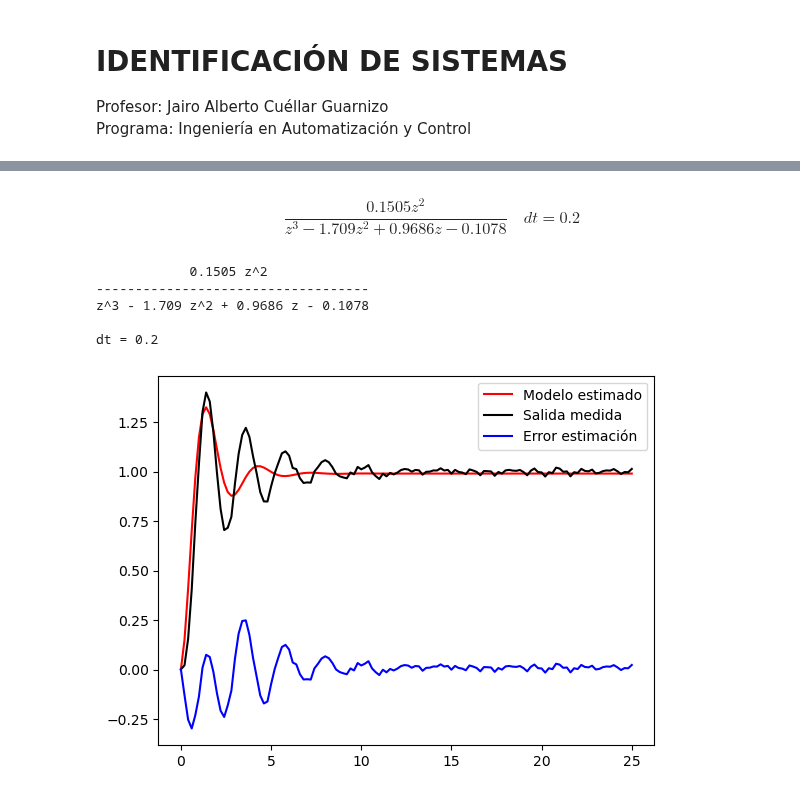
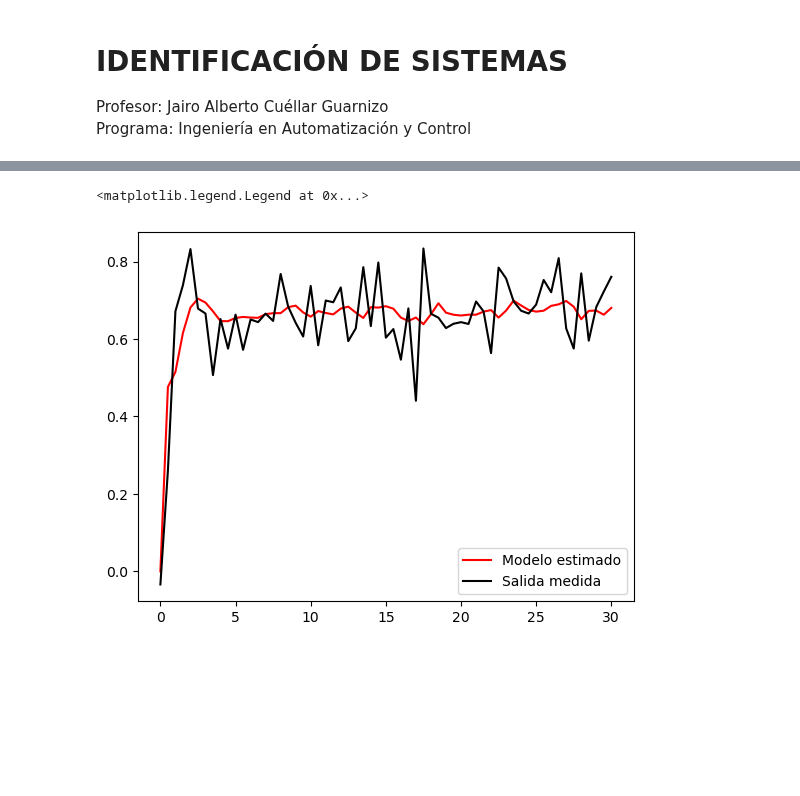
Before and after one commit to jairocuellar/System_identification, a Jupyter notebook: class_09_02.ipynb, the cells around one changed output, grey strips where cells are left out. Drawn from its saved outputs; the diff is of its cells as text; code cells hidden in the pictures; blank space fills up the shorter version.

```diff
--- a/class_09_02.ipynb
+++ b/class_09_02.ipynb
@@ -44,43 +77,24 @@ $$\phi = [-y[k-1],-y[k-2],-y[k-3],u[k-1],u[k-2],u[k-3]]$$
 # %%
-## Definir y_1, y_2, dependiendo el sistema que se quiera modelar,
-## así como u_1, u_2 y las que se requieran
-
+## Definir y_1, y_2, y_3, dependiendo el sistema que se quiera modelar
 y_1 = np.zeros(N)
 y_2 = np.zeros(N)
-y_3 = np.zeros(N)
 u_1 = np.zeros(N)
-u_2 = np.zeros(N)
-u_3 = np.zeros(N)
 
 for k in range(1,N):
     y_1[k]=yn[k-1]
     u_1[k]=u[k-1]
 for k in range(2,N):
     y_2[k]=yn[k-2]
-    u_2[k]=u[k-2]
-for k in range(3,N):
-    y_3[k]=yn[k-3]
-    u_3[k]=u[k-3]
 
 ## Creación del vector phi
-phi = np.array([-y_1,-y_2,-y_3,u_1]).transpose()
-
-## Definición de matriz de pesos para dar mayor peso al transitorio
-pesos = np.zeros(N)
-for k in range(0,N):
-    #pesos[k]=10*np.exp(-k)
-    pesos[k]=1
-W = np.eye(N)*pesos.transpose()
-
-_phi = np.dot(W,phi)
-_yn = np.dot(W,yn)
+phi = np.array([-y_1,-y_2,u_1]).transpose()
 
 # Parámetro para la regularización de los minimos cuadrados (entre 0 y 1)
 # Garantiza que la matriz (phi^T*phi)^-1 exista y se pueda estimar
 #los parámetros.
 
-alpha = 1e-9
-A = np.dot(_phi.T,_phi) + alpha*np.eye(len(np.dot(_phi.T,_phi)))
-theta = np.dot(np.linalg.inv(A),np.dot(_phi.T,_yn))
+alpha = 0.0
+A = np.dot(phi.T,phi) + alpha*np.eye(len(np.dot(phi.T,phi)))
+theta = np.dot(np.linalg.inv(A),np.dot(phi.T,yn))
 theta
 # %% [output]
@@ -116,30 +129,10 @@ G
-# %%
-## Función de transferencia
-G_e = control.tf([theta[3],0,0],[1,theta[0],theta[1],theta[2]],dt)
-G_e
-# %% [output]
-$$\frac{0.1505 z^2}{z^3 - 1.709 z^2 + 0.9686 z - 0.1078}\quad dt = 0.2$$
 # %%
-## Definiendo la función de transferencia estimada ARX
-_,ye = control.step_response(G_e,t)
+## Definiendo la función a estimar:
 
-## Ganancia de ajuste
-k = 1;
-ye = k*ye
-
-## Señal de error estimado
-e = yn-ye
-
+ye = -theta[0]*y_1-theta[1]*y_2+theta[2]*u_1
 plt.plot(t,ye,color = 'red')
 plt.plot(t,yn,color = 'black')
-plt.plot(t,e,color = 'blue')
-plt.legend(['Modelo estimado','Salida medida','Error estimación'])
-
-print(G_e)
+plt.legend(['Modelo estimado','Salida medida'])
 # %% [output]
-            0.1505 z^2
------------------------------------
-z^3 - 1.709 z^2 + 0.9686 z - 0.1078
-
-dt = 0.2
+<matplotlib.legend.Legend at 0x...>
-[figure, old version]
+[figure, new version]
```
Also changed, not shown: parts of 20 cells of this notebook, 8 other files.
